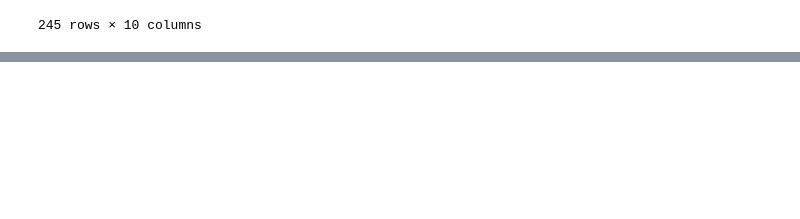
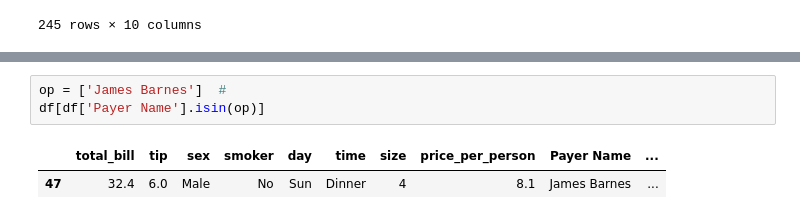
Before and after one commit to ka-53/ML-draft, a Jupyter notebook: pandas/dataframe.ipynb, the cells around one changed output, grey strips where cells are left out. Drawn from its saved outputs; the diff is of its cells as text; blank space fills up the shorter version.

```diff
--- a/pandas/dataframe.ipynb
+++ b/pandas/dataframe.ipynb
@@ -550,0 +606,6 @@ p.concat([df,p.DataFrame([one_row])]) # adding new row
+# %%
+op = ['James Barnes']  #
+df[df['Payer Name'].isin(op)]
+# %% [output]
+|  | total_bill | tip | sex | smoker | day | time | size | price_per_person | Payer Name | ... |
+| 47 | 32.4 | 6.0 | Male | No | Sun | Dinner | 4 | 8.1 | James Barnes | ... |
```
Also changed, not shown: parts of 7 cells of this notebook.
